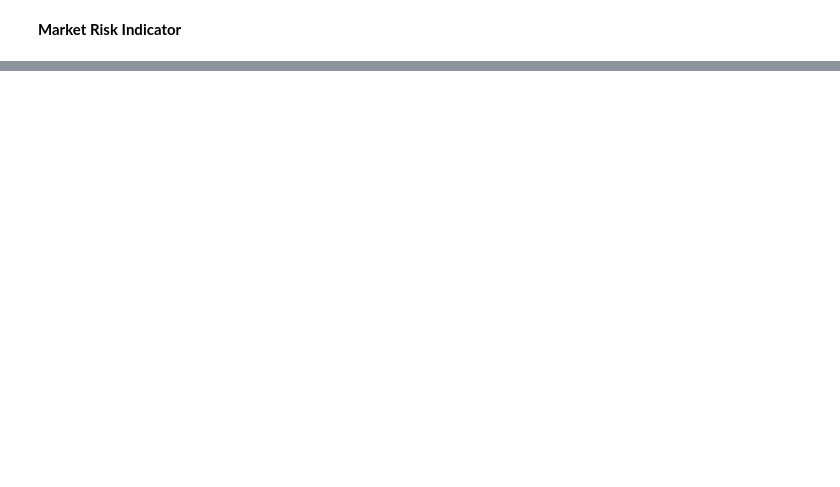
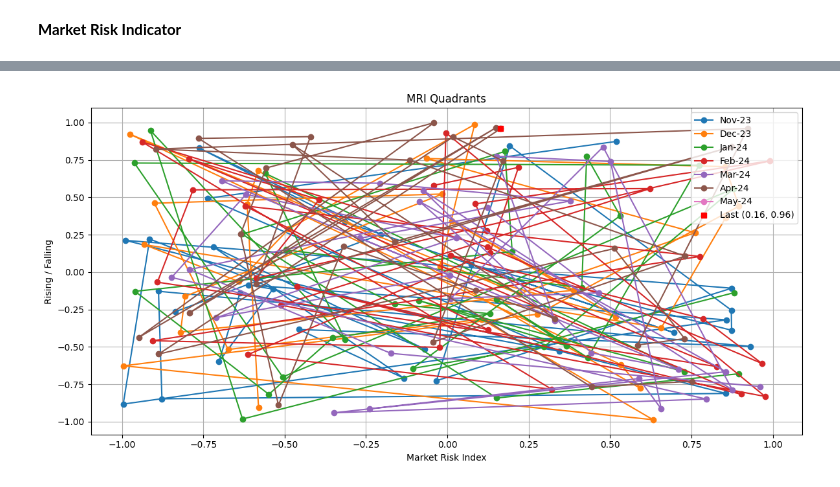
Before and after one commit to itssingh14/market_risk_index_dashboard, a Jupyter notebook: Codes/MRI.ipynb, the cells around one changed output, grey strips where cells are left out. Saved outputs shown, nothing was run; the diff lists cells and outputs as text; code cells hidden in the pictures; blank space fills up the shorter version.

```diff
--- a/Codes/MRI.ipynb
+++ b/Codes/MRI.ipynb
@@ -113,0 +193,37 @@ dtype: float64
+# %%
+import numpy as np
+import matplotlib.pyplot as plt
+import pandas as pd
+
+# Example data setup
+# Assume we have data in the format: date, rising/falling metric, MRI value
+# Replace this with your actual data
+dates = pd.date_range(start='2023-11-01', periods=180, freq='D')
+mri_values = np.random.rand(len(dates)) * 2 - 1  # MRI values between -1 and 1
+rising_falling = np.random.rand(len(dates)) * 2 - 1  # Rising/falling metric between -1 and 1
+
+# For visualization, we create multiple series to represent different months
+# This is a simplification, in practice, you should use your actual data
+months = ['Nov-23', 'Dec-23', 'Jan-24', 'Feb-24', 'Mar-24', 'Apr-24', 'May-24']
+monthly_data = {month: (rising_falling[i*30:(i+1)*30], mri_values[i*30:(i+1)*30]) for i, month in enumerate(months)}
+
+# Plotting
+plt.figure(figsize=(12, 6))
+
+for month, (rise_fall, mri) in monthly_data.items():
+    plt.plot(mri, rise_fall, marker='o', label=month)
+
+# Annotate the last point for emphasis
+last_mri, last_rise_fall = mri_values[-1], rising_falling[-1]
+plt.plot(last_mri, last_rise_fall, 's', color='red', label=f'Last ({last_mri:.2f}, {last_rise_fall:.2f})')
+
+# Adding labels and legend
+plt.xlabel('Market Risk Index')
+plt.ylabel('Rising / Falling')
+plt.title('MRI Quadrants')
+plt.legend()
+plt.grid(True)
+plt.tight_layout()
+plt.show()
+# %% [output]
+[figure, added]
```
Also changed, not shown: parts of 6 cells of this notebook.
